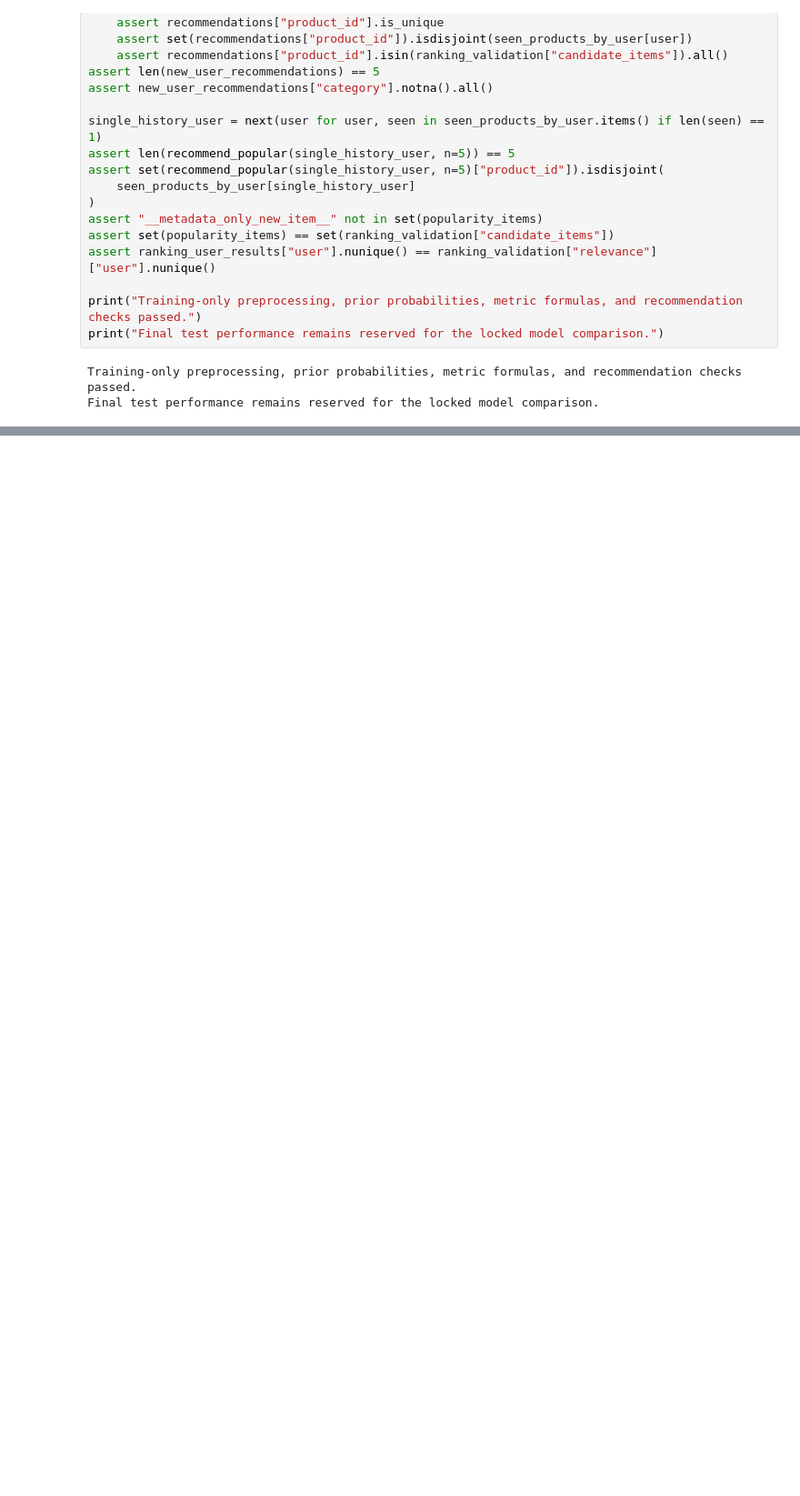
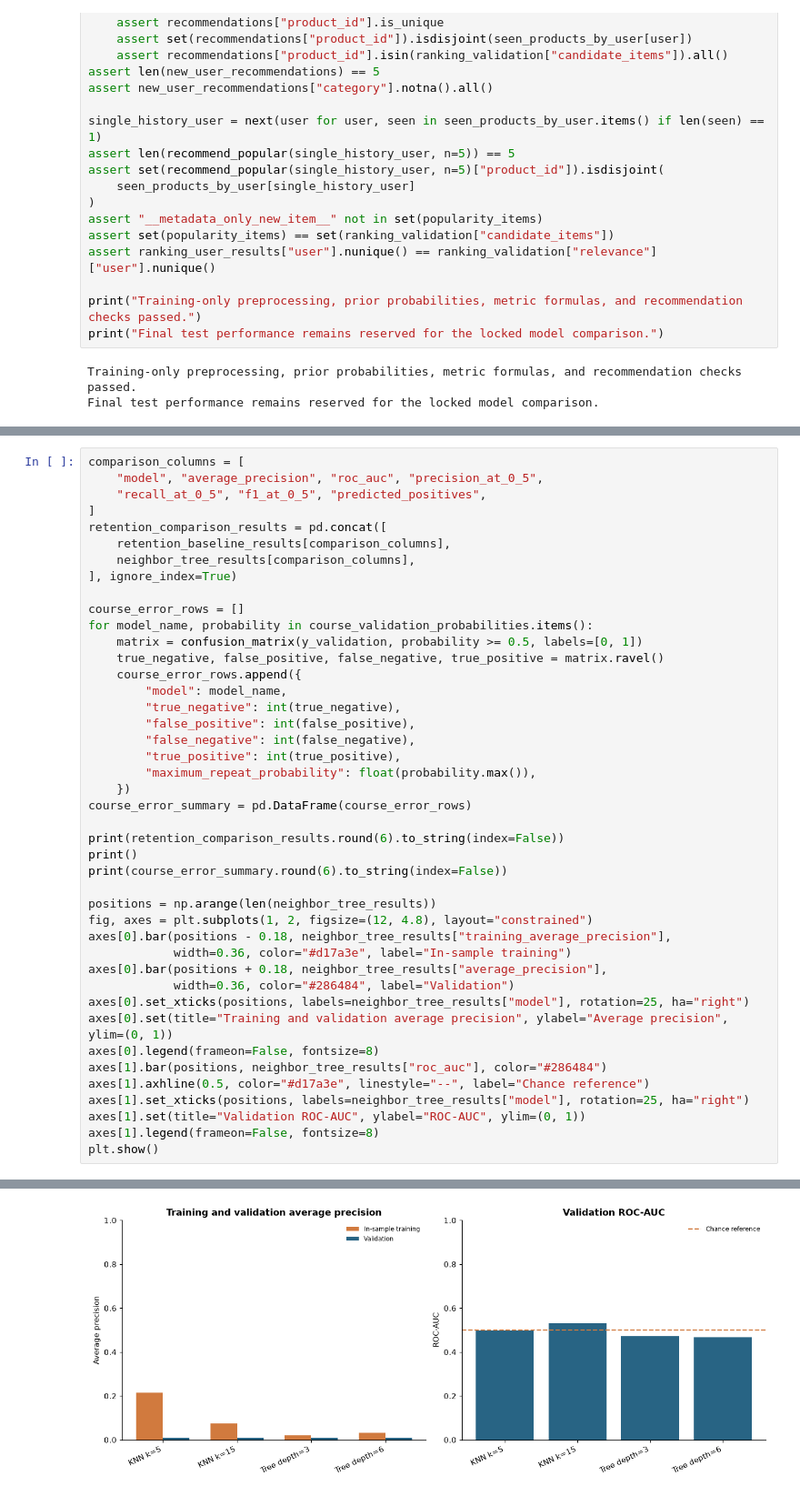
Before and after one commit to oyelurker/cse303-ml-AP24110010128-olist-recommender, a Jupyter notebook: olist_pipeline.ipynb, the cells around one changed output, grey strips where cells are left out. Shown at 91% size. Drawn from its saved outputs; the diff is of its cells as text; blank space fills up the shorter version.

Commit message:
compare KNN and trees with ID3 viva examples

```diff
--- a/olist_pipeline.ipynb
+++ b/olist_pipeline.ipynb
@@ -2437,0 +2508,44 @@ Review and commit notebook, pipeline notes, README, and requirements together.
+# %%
+comparison_columns = [
+    "model", "average_precision", "roc_auc", "precision_at_0_5",
+    "recall_at_0_5", "f1_at_0_5", "predicted_positives",
+]
+retention_comparison_results = pd.concat([
+    retention_baseline_results[comparison_columns],
+    neighbor_tree_results[comparison_columns],
+], ignore_index=True)
+
+course_error_rows = []
+for model_name, probability in course_validation_probabilities.items():
+    matrix = confusion_matrix(y_validation, probability >= 0.5, labels=[0, 1])
+    true_negative, false_positive, false_negative, true_positive = matrix.ravel()
+    course_error_rows.append({
+        "model": model_name,
+        "true_negative": int(true_negative),
+        "false_positive": int(false_positive),
+        "false_negative": int(false_negative),
+        "true_positive": int(true_positive),
+        "maximum_repeat_probability": float(probability.max()),
+    })
+course_error_summary = pd.DataFrame(course_error_rows)
+
+print(retention_comparison_results.round(6).to_string(index=False))
+print()
+print(course_error_summary.round(6).to_string(index=False))
+
+positions = np.arange(len(neighbor_tree_results))
+fig, axes = plt.subplots(1, 2, figsize=(12, 4.8), layout="constrained")
+axes[0].bar(positions - 0.18, neighbor_tree_results["training_average_precision"],
+            width=0.36, color="#d17a3e", label="In-sample training")
+axes[0].bar(positions + 0.18, neighbor_tree_results["average_precision"],
+            width=0.36, color="#286484", label="Validation")
+axes[0].set_xticks(positions, labels=neighbor_tree_results["model"], rotation=25, ha="right")
+axes[0].set(title="Training and validation average precision", ylabel="Average precision", ylim=(0, 1))
+axes[0].legend(frameon=False, fontsize=8)
+axes[1].bar(positions, neighbor_tree_results["roc_auc"], color="#286484")
+axes[1].axhline(0.5, color="#d17a3e", linestyle="--", label="Chance reference")
+axes[1].set_xticks(positions, labels=neighbor_tree_results["model"], rotation=25, ha="right")
+axes[1].set(title="Validation ROC-AUC", ylabel="ROC-AUC", ylim=(0, 1))
+axes[1].legend(frameon=False, fontsize=8)
+plt.show()
+# %% [output]
@@ -2437,0 +2565 @@ Review and commit notebook, pipeline notes, README, and requirements together.
+[figure, added]
```
Also changed, not shown: parts of 27 cells of this notebook, 4 other files.
